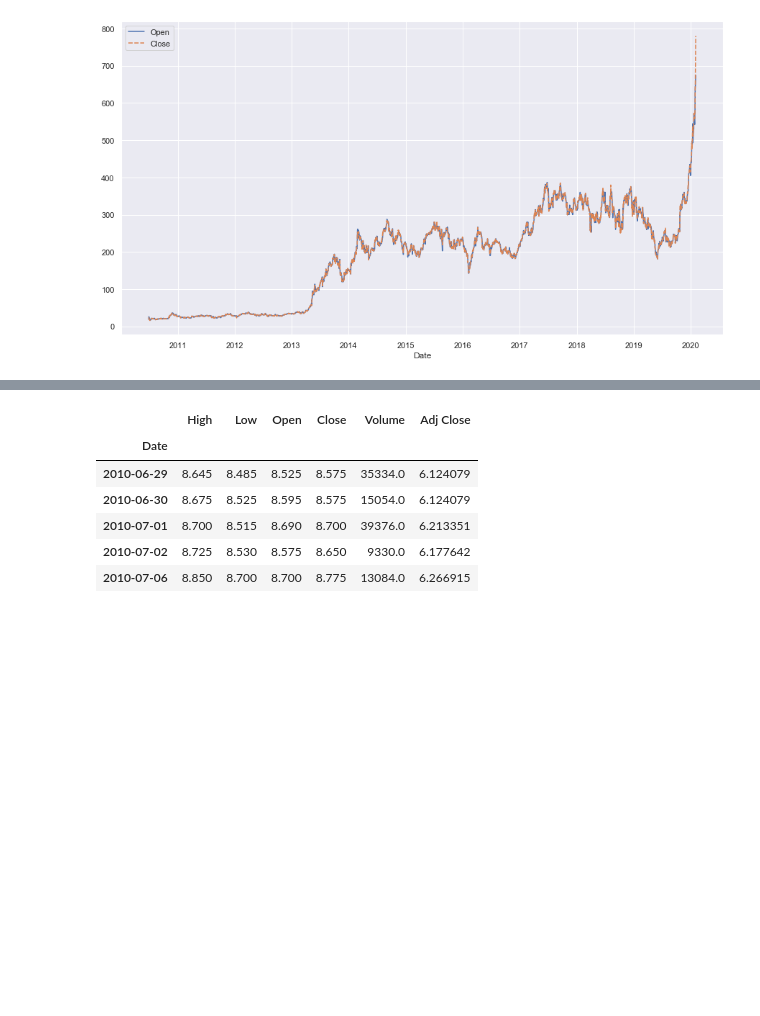
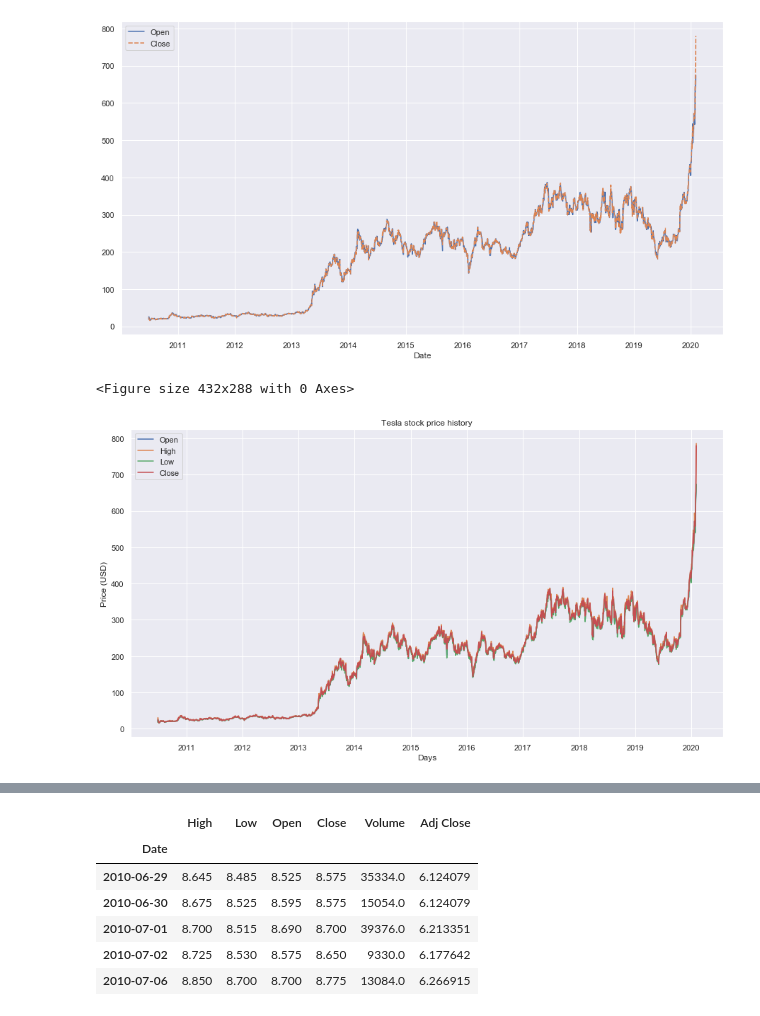
Before and after one commit to vidvatabuch/Tesla-Stock-Analysis, a Jupyter notebook: Tesla stock analysis.ipynb, the cells around one changed output, grey strips where cells are left out. Cells and saved outputs as stored; diff of their text form; code cells hidden in the pictures; blank space fills up the shorter version.

```diff
--- a/Tesla stock analysis.ipynb
+++ b/Tesla stock analysis.ipynb
@@ -109,3 +109,18 @@ sns.lineplot(data=stocks)
 # %% [output]
 <matplotlib.axes._subplots.AxesSubplot at 0x...>
 [figure]
+# %%
+plt.figure()
+plt.figure(figsize=(15,8))
+plt.plot(tesla_stockdata["Open"])
+plt.plot(tesla_stockdata["High"])
+plt.plot(tesla_stockdata["Low"])
+plt.plot(tesla_stockdata["Close"])
+plt.title('Tesla stock price history')
+plt.ylabel('Price (USD)')
+plt.xlabel('Days')
+plt.legend(['Open','High','Low','Close'], loc='upper left')
+plt.show()
+# %% [output]
+<Figure size 432x288 with 0 Axes>
+[figure, added]
```
Also changed, not shown: parts of 19 cells of this notebook.
